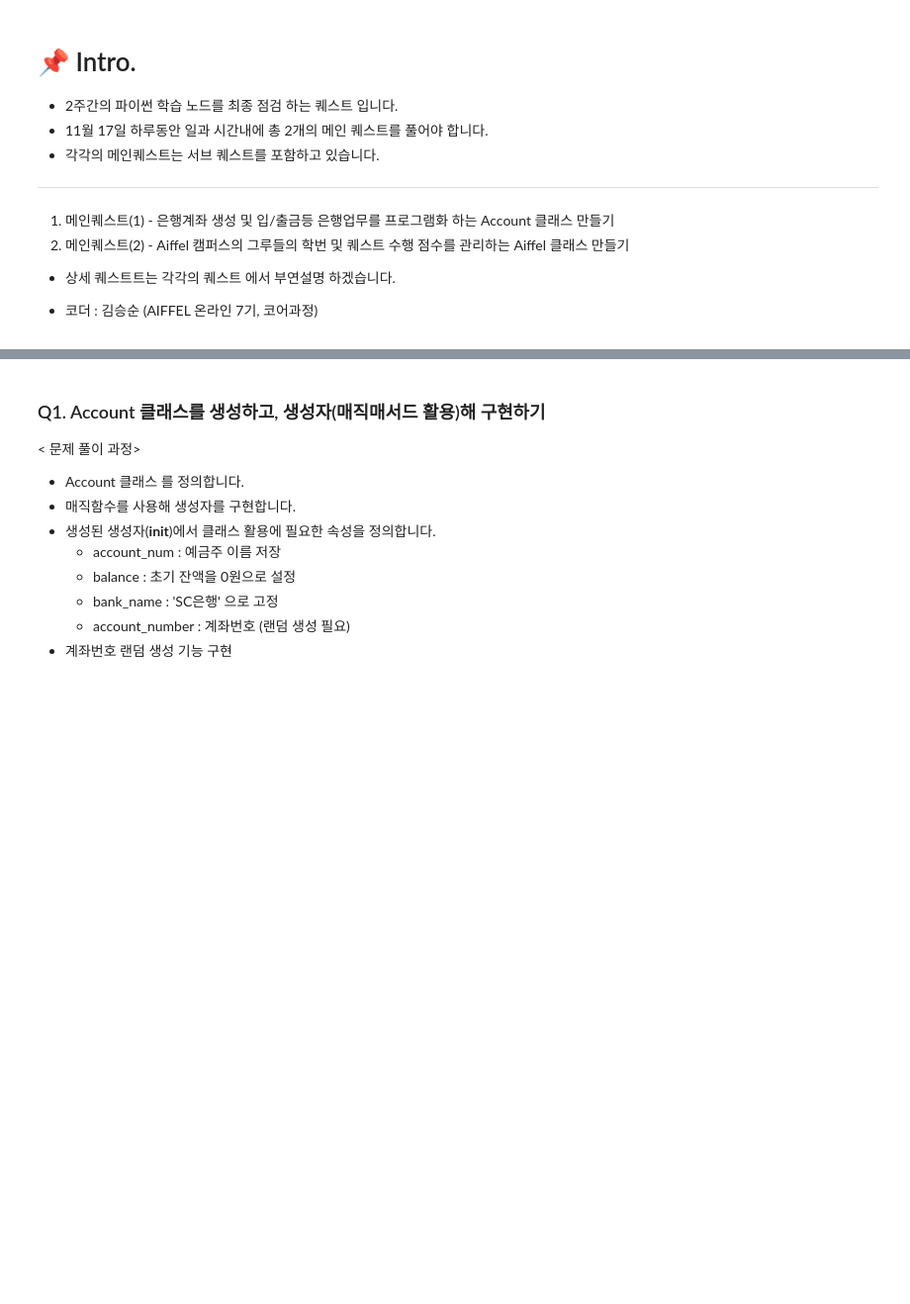
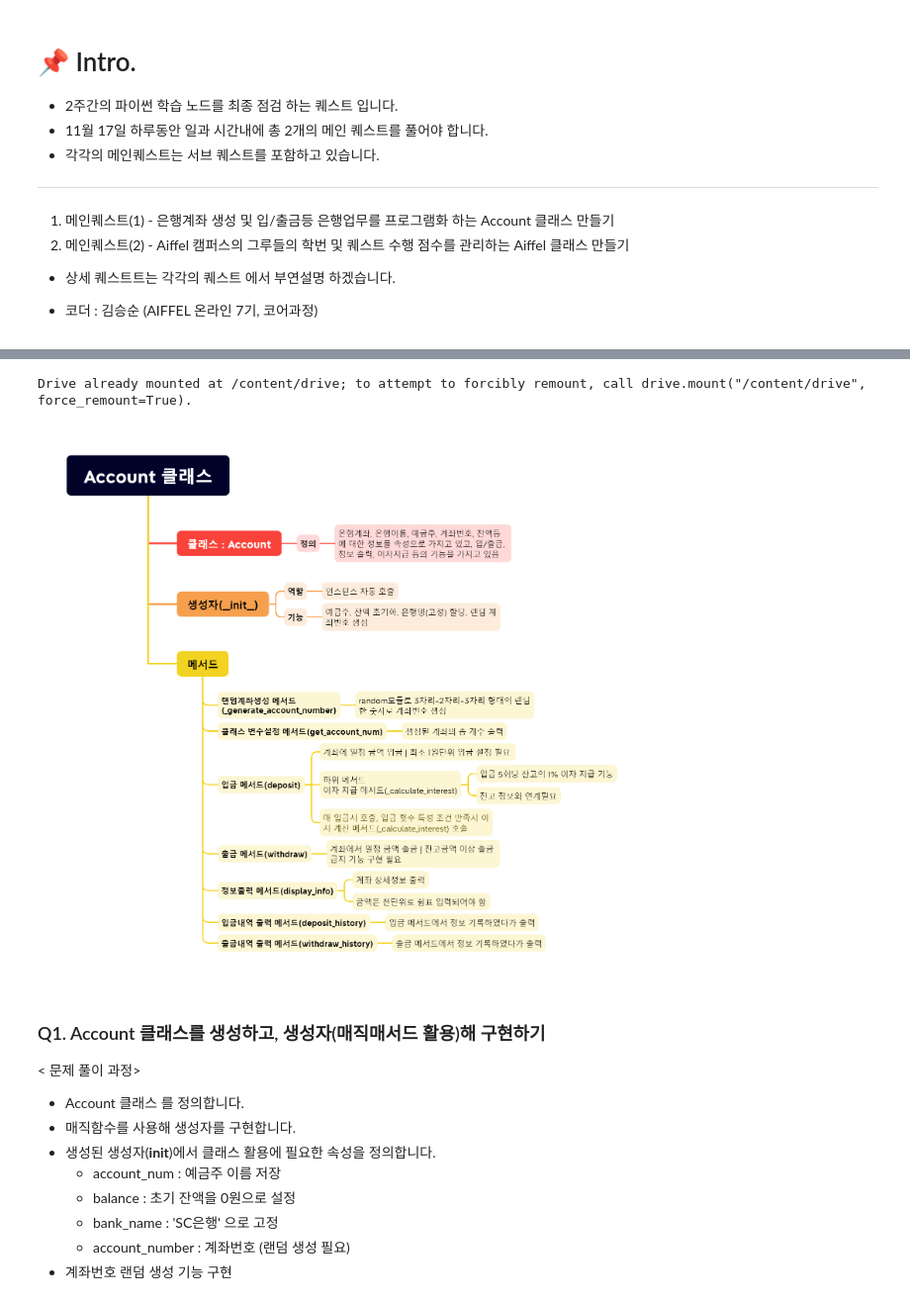
Before and after one commit to Kimgabe/AIFFEL_Online_Quest, a Jupyter notebook: Quest05(python_final)/[AIFFEL_CORE]_Python_Main_Quest_김승순.ipynb, the cells around one changed output, grey strips where cells are left out. Shown at 99% size. Cells and saved outputs as stored; diff of their text form; code cells hidden in the pictures; blank space fills up the shorter version.

Commit message:
Colaboratory를 통해 생성됨

```diff
--- a/Quest05(python_final)/[AIFFEL_CORE]_Python_Main_Quest_김승순.ipynb
+++ b/Quest05(python_final)/[AIFFEL_CORE]_Python_Main_Quest_김승순.ipynb
@@ -44,3 +42,15 @@
+# %%
+from google.colab import drive
+drive.mount('/content/drive')
+
+# 이미지 경로 예시: '/content/drive/My Drive/이미지경로.jpg'
+
+from IPython.display import Image, display
+image_path = '/content/drive/MyDrive/Account 클래스.png'  # 정확한 이미지 파일 경로
+display(Image(image_path))
+# %% [output]
+Drive already mounted at /content/drive; to attempt to forcibly remount, call drive.mount("/content/drive", force_remount=True).
+[figure, added]
 # %% [markdown]
 ### Q1. Account 클래스를 생성하고, 생성자(매직매서드 활용)해 구현하기
 
```
Also changed, not shown: parts of 3 cells of this notebook.
